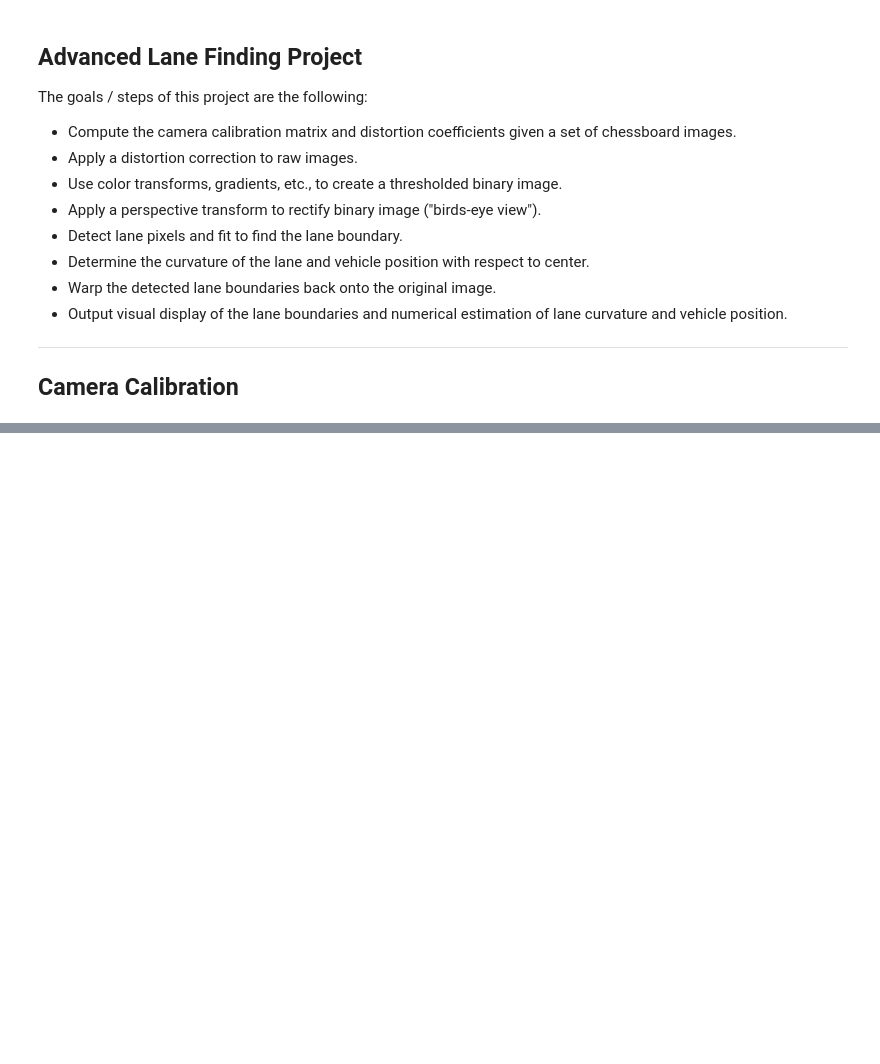
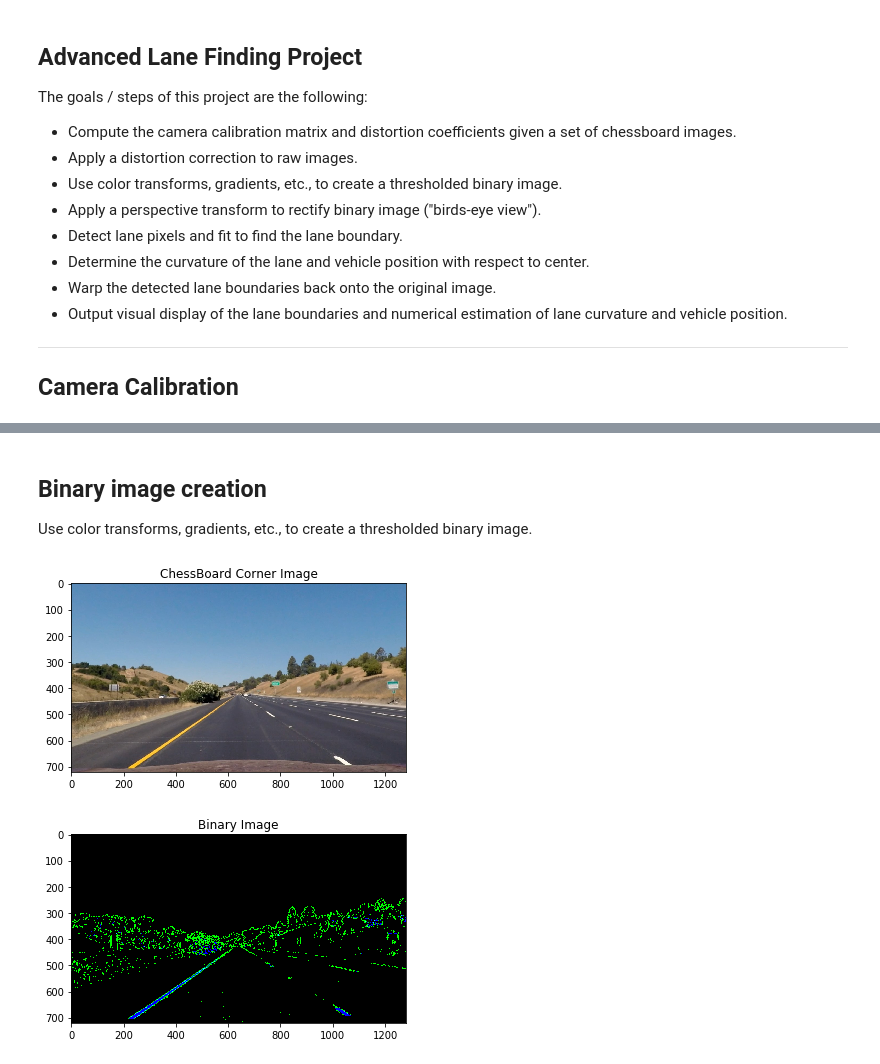
Before and after one commit to arunchavan89/CarND-Advanced-Lane-Lines, a Jupyter notebook: advanced_lane_detection.ipynb, the cells around one changed output, grey strips where cells are left out. Cells and saved outputs as stored; diff of their text form; code cells hidden in the pictures; blank space fills up the shorter version.

Commit message:
Adding a function named binary_image_creation() that creates a binary threshold image

```diff
--- a/advanced_lane_detection.ipynb
+++ b/advanced_lane_detection.ipynb
@@ -102,0 +88,3 @@ if (__name__== '__main__' ):
+# %% [markdown]
+## Binary image creation
+Use color transforms, gradients, etc., to create a thresholded binary image.
@@ -102,0 +117,27 @@ if (__name__== '__main__' ):
+# %%
+
+if (__name__== '__main__' ):
+    # Read all images from a folder
+    images = glob.glob("camera_cal/*.jpg")
+
+    if (CALIBRATE):
+        # Calibrate Camera
+        mtx, dist = calibrate_camera(images)
+
+    # Undistort Chess Images
+    if(0):
+        undistort_chessboard_images(image, mtx, dist)
+
+    # Undistort Test Images
+    image = plt_img.imread("test_images/straight_lines1.jpg")
+    undistorted_image = undistort_images(image, mtx, dist)
+
+    # Binary image creation
+    binay_image = binary_image_creation(undistorted_image, sx_thresh=(20, 100), s_thresh=(170, 255))
+    if(1):
+        plt.imshow(binay_image)
+        plt.title("Binary Image")
+        plt.show()
+# %% [output]
+[figure, added]
+[figure, added]
```
Also changed, not shown: parts of 2 cells of this notebook.
